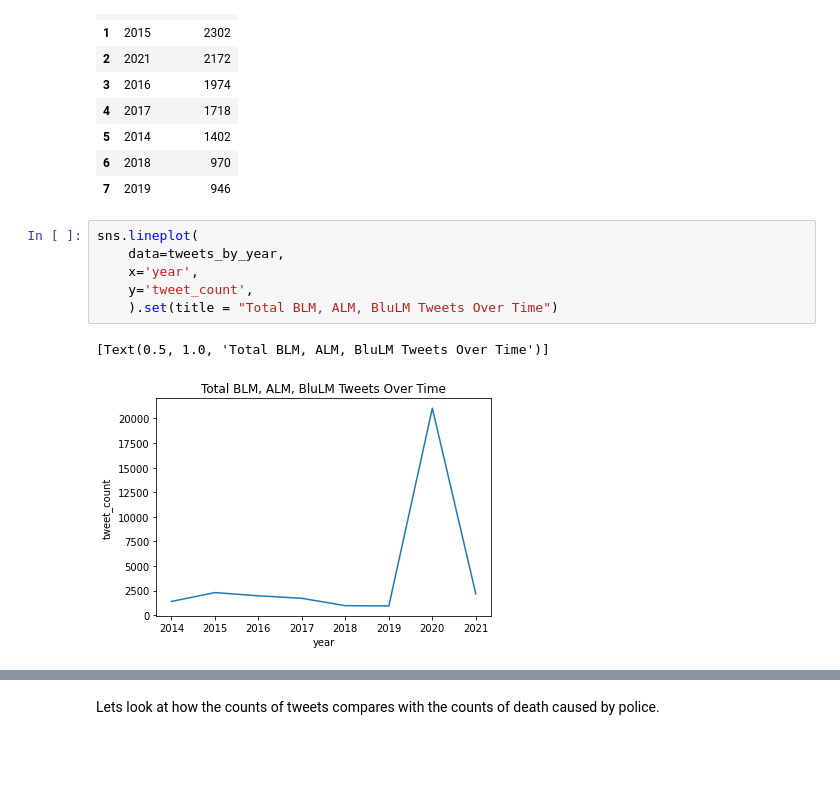
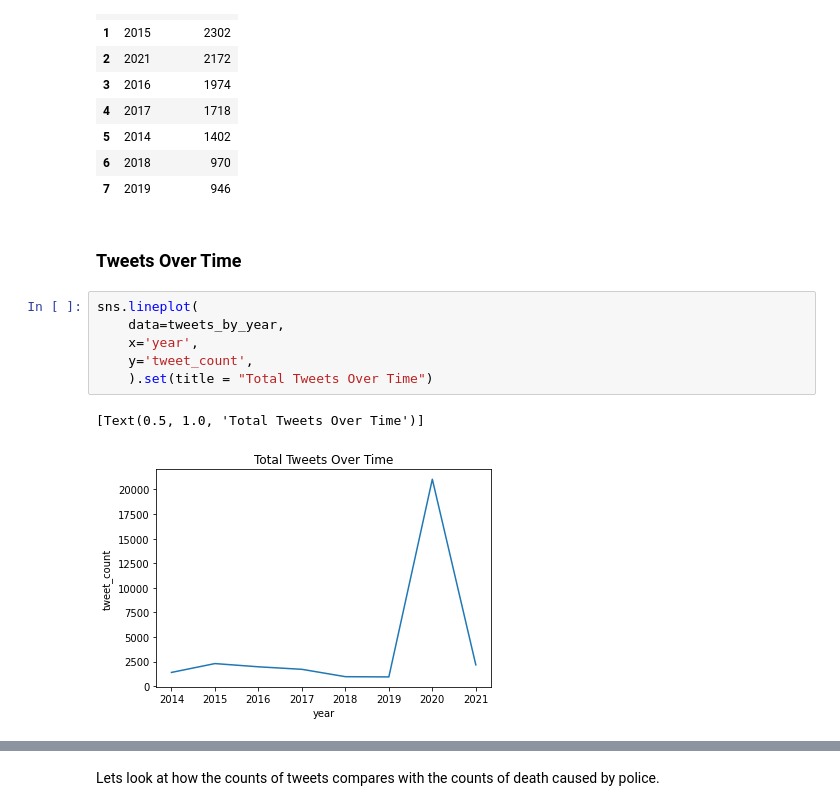
Before and after one commit to dowoma/DDS_BLM, a Jupyter notebook: data_cleaning_eda.ipynb, the cells around one changed output, grey strips where cells are left out. Saved outputs shown, nothing was run; the diff lists cells and outputs as text; blank space fills up the shorter version.

Commit message:
more graphs

```diff
--- a/data_cleaning_eda.ipynb
+++ b/data_cleaning_eda.ipynb
@@ -1054,12 +1055,14 @@ tweets_by_year
 | 5 | 2014 | 1402 |
 | 6 | 2018 | 970 |
 | 7 | 2019 | 946 |
+# %% [markdown]
+### Tweets Over Time
 # %%
 sns.lineplot(
     data=tweets_by_year,
     x='year',
     y='tweet_count',
-    ).set(title = "Total BLM, ALM, BluLM Tweets Over Time")
+    ).set(title = "Total Tweets Over Time")
 # %% [output]
-[Text(0.5, 1.0, 'Total BLM, ALM, BluLM Tweets Over Time')]
+[Text(0.5, 1.0, 'Total Tweets Over Time')]
-[figure, old version]
+[figure, new version]
```
Also changed, not shown: parts of 4 cells of this notebook.
